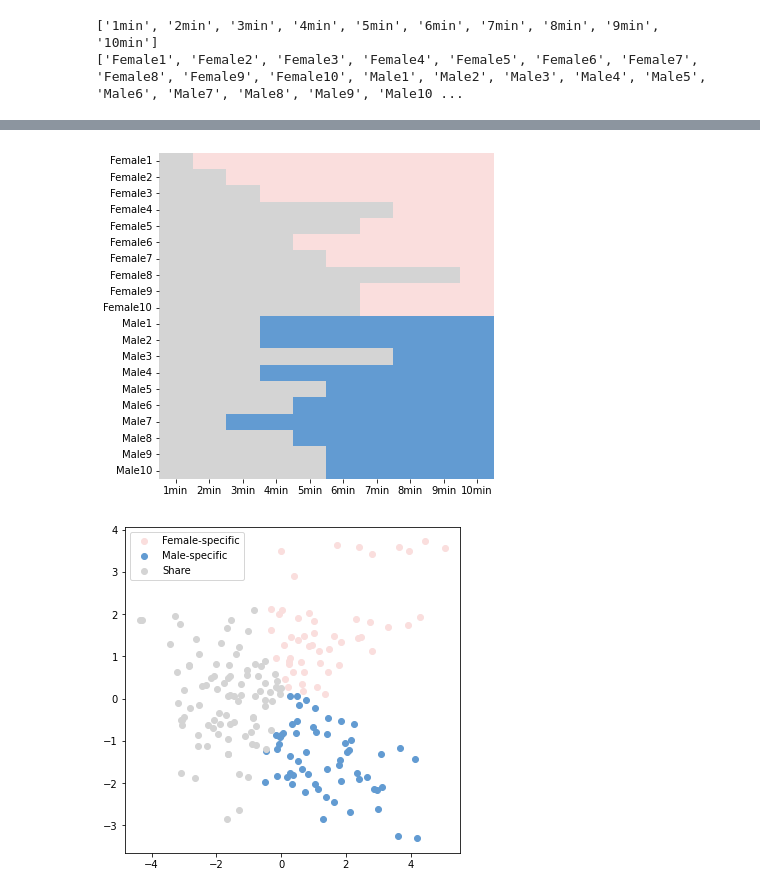
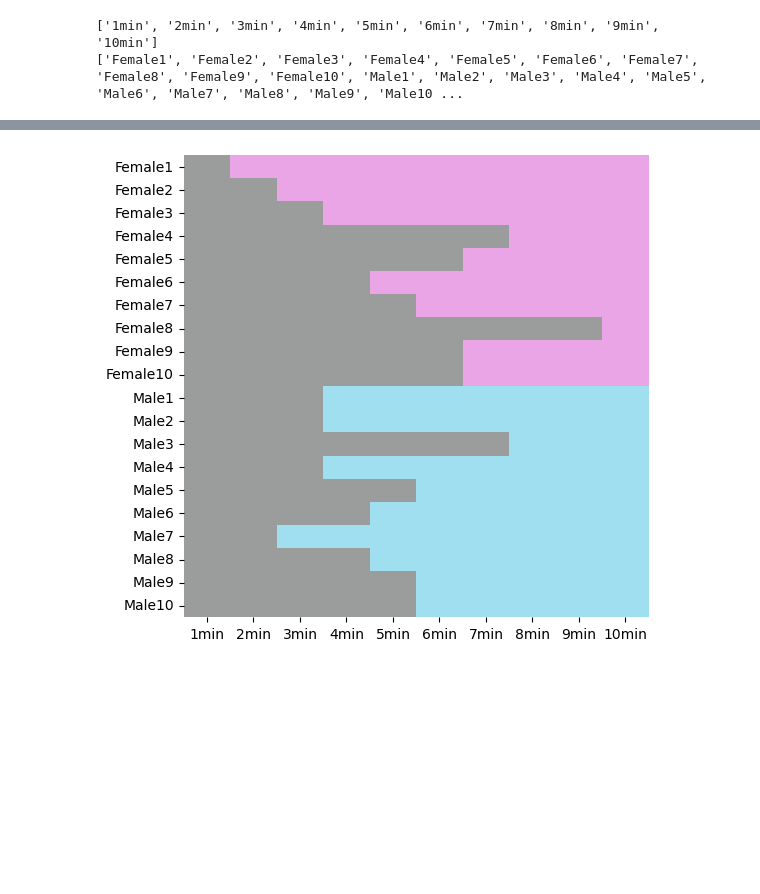
Before and after one commit to boxingli-lab/Behavior_Analysis, a Jupyter notebook: Behavior_Kmeans.ipynb, the cells around one changed output, grey strips where cells are left out. Saved outputs shown, nothing was run; the diff lists cells and outputs as text; code cells hidden in the pictures; blank space fills up the shorter version.

```diff
--- a/Behavior_Kmeans.ipynb
+++ b/Behavior_Kmeans.ipynb
@@ -91,0 +58,11 @@ Male10       2     2     2     2     2     1     1     1     1      1
+# %%
+# calculate Silhouette scores for K ranging from 2 to 5
+for i in range(2,6):
+    print('K = ', i)
+    estimator = KMeans(init="random", n_clusters=i, n_init=section*mice_num, max_iter=300,random_state=42)
+    estimator.fit(scaled_features)
+    r1 = pd.Series(estimator.labels_).value_counts()
+    r2 = pd.DataFrame(estimator.cluster_centers_)
+    r = pd.concat([r2, r1], axis = 1)
+    print(r)
+    print("Silhouette scores for K = ", i , ": ",  metrics.silhouette_score(scaled_features, estimator.labels_, metric='euclidean'))
@@ -131,24 +169,7 @@ fig1.savefig('Plots/h5_feature_data_heatmap_average' +  str(mice_num) + '.pdf',
 # %%
-# Plot 2 : plot the heatmap of cluster
-fig2 = plt.figure(figsize = (6,6))
-sns.heatmap(predict_df,  cmap=['#FADEDD','#629BD2', '#D4D4D4'], cbar= None)
-fig2.savefig('Plots/h5_feature_data_heatmap_' +  str(mice_num) + '.pdf')
-
-# Plot3: kmeans cluster
-pca = PCA(2)
-# Transform the data
-df = pca.fit_transform(scaled_features)
-# Get unique labels
-u_labels = np.unique(kmeans.labels_)
-label = kmeans.labels_
-# Plot the results:
-fig3 = plt.figure(figsize = (6,6))
-plt.scatter(df[label == 0 , 0] , df[label == 0 , 1] , label = 'Female-specific', c = '#FADEDD')
-plt.scatter(df[label == 1 , 0] , df[label == 1 , 1] , label = 'Male-specific', c = '#629BD2')
-plt.scatter(df[label == 2 , 0] , df[label == 2 , 1] , label = 'Share', c = '#D4D4D4' )
-plt.legend()
-plt.show()
-fig3.savefig('Plots/h5_kmeans_cluster_' +  str(mice_num) + '.pdf')
+# Figure S1C : plot the heatmap of cluster
+fig1 = plt.figure(figsize = (6,6))
+sns.heatmap(predict_df,  cmap=['#E9A5E6','#A0DFF0', '#9B9C9C'], cbar= None)
+fig1.savefig('Plots/FigureS1C.pdf')
 # %% [output]
-[figure, old version]
+[figure, new version]
-[figure, removed]
```
Also changed, not shown: parts of 10 cells of this notebook, 1 other file.
